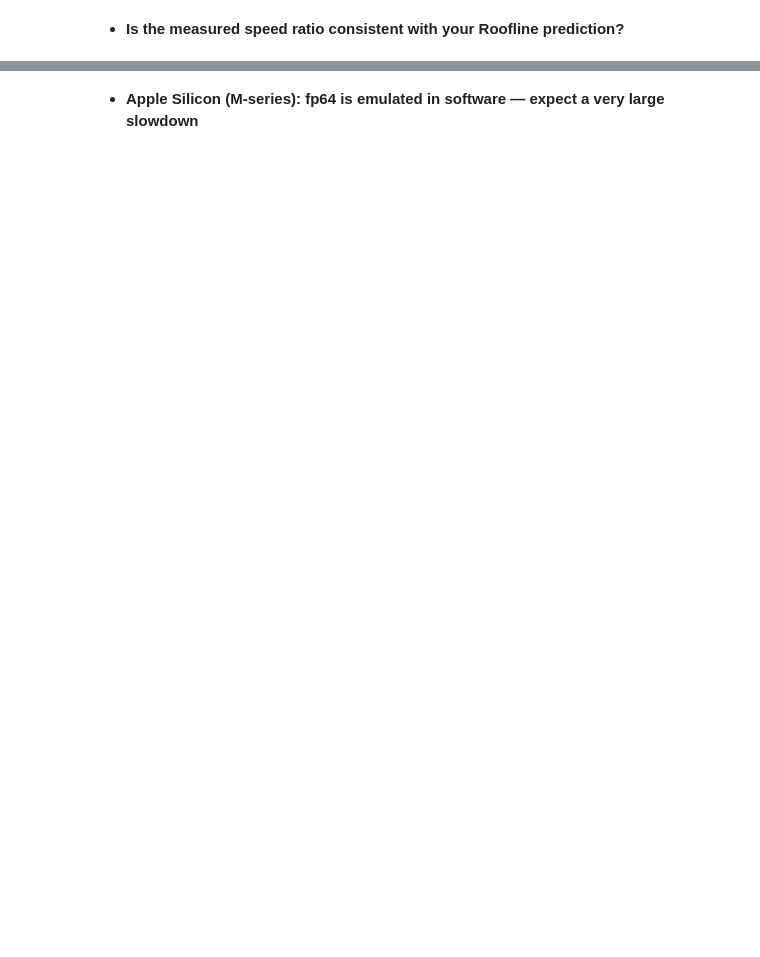
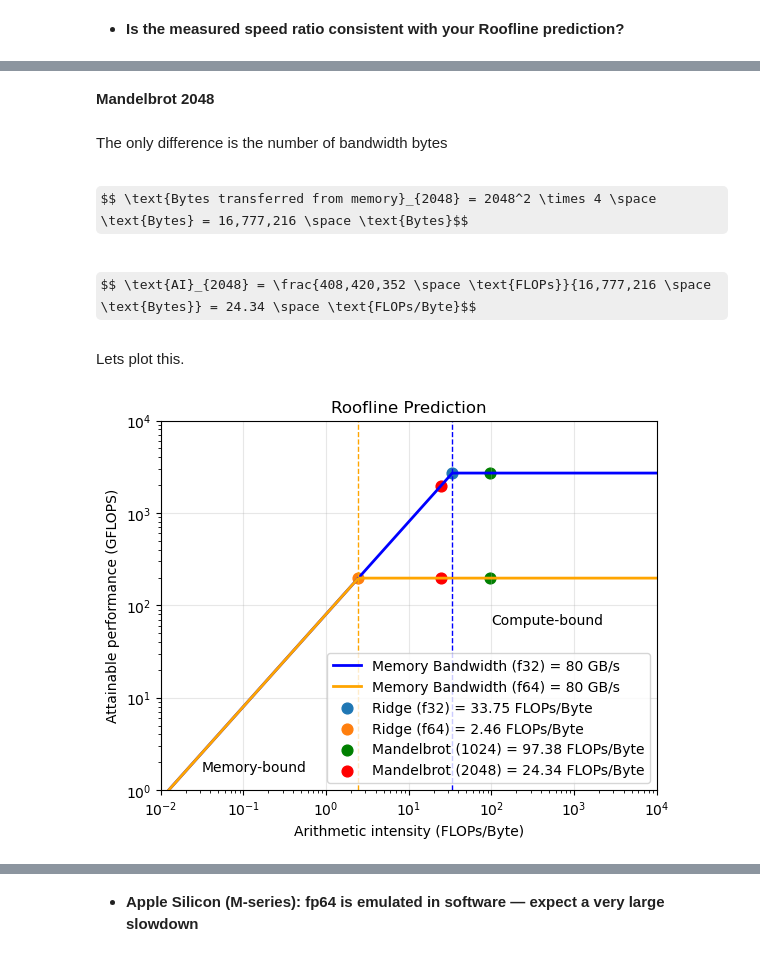
Before and after one commit to NDS8-TCP/nsc-mikkel, a Jupyter notebook: l10_milestones.ipynb, the cells around one changed output, grey strips where cells are left out. Drawn from its saved outputs; the diff is of its cells as text; code cells hidden in the pictures; some formulas as TeX source; blank space fills up the shorter version.

```diff
--- a/l10_milestones.ipynb
+++ b/l10_milestones.ipynb
@@ -431,0 +696,65 @@ if 'cl_khr_fp64' not in dev.extensions:
+# %% [markdown]
+**Mandelbrot 2048**
+# %% [markdown]
+The only difference is the number of bandwidth bytes
+# %% [markdown]
+$$ \text{Bytes transferred from memory}_{2048} = 2048^2 \times 4 \space \text{Bytes} = 16,777,216 \space \text{Bytes}$$
+# %% [markdown]
+$$ \text{AI}_{2048} = \frac{408,420,352 \space \text{FLOPs}}{16,777,216 \space \text{Bytes}} = 24.34 \space \text{FLOPs/Byte}$$
+# %% [markdown]
+Lets plot this.
+# %%
+import numpy as np
+import matplotlib.pyplot as plt
+
+# hardware limits
+f32_peak = 2700 # GFLOPS
+f64_peak = 197 # GFLOPS
+memory_bandwidth = 80 # GBPS
+
+ridge_f32 = 33.75
+ridge_f64 = 2.46
+x_ridge_point_f32 = f32_peak / memory_bandwidth
+x_ridge_point_f64 = f64_peak / memory_bandwidth
+
+# Algorithmic Intensity
+ai_1024 = 97.38 # FLOPs/Byte
+ai_2048 = 24.34 # # FLOPs/Byte
+y_ai_1024_f32 = min(memory_bandwidth * ai_1024, f32_peak)
+y_ai_2048_f32 = min(memory_bandwidth * ai_2048, f32_peak)
+y_ai_1024_f64 = min(memory_bandwidth * ai_1024, f64_peak)
+y_ai_2048_f64 = min(memory_bandwidth * ai_2048, f64_peak)
+
+
+# same axes as jimmy - plot samples
+x = np.logspace(-2, 4, 200)
+
+memory_bandwidth_limit_f32 = np.minimum(memory_bandwidth * x, f32_peak)
+memory_bandwidth_limit_f64 = np.minimum(memory_bandwidth * x, f64_peak)
+
+
+# float32
+plt.plot(x, memory_bandwidth_limit_f32, label=f"Memory Bandwidth (f32) = {memory_bandwidth} GB/s", linewidth="2", color="blue")
+plt.plot(x, memory_bandwidth_limit_f64, label=f"Memory Bandwidth (f64) = {memory_bandwidth} GB/s", linewidth="2", color="orange")
+plt.scatter(x_ridge_point_f32, f32_peak, label=f"Ridge (f32) = {ridge_f32} FLOPs/Byte", s=60)
+plt.scatter(x_ridge_point_f64, f64_peak, label=f"Ridge (f64) = {ridge_f64} FLOPs/Byte", s=60)
+plt.scatter(ai_1024, y_ai_1024_f32, label=f"Mandelbrot (1024) = {ai_1024} FLOPs/Byte", color="green", s=60)
+plt.scatter(ai_2048, y_ai_2048_f32, label=f"Mandelbrot (2048) = {ai_2048} FLOPs/Byte", color="red", s=60)
+plt.scatter(ai_1024, y_ai_1024_f64, color="green", s=60)
+plt.scatter(ai_2048, y_ai_2048_f64, color="red", s=60)
+plt.axvline(x_ridge_point_f32, linestyle="dashed", linewidth="1", color="blue")
+plt.axvline(x_ridge_point_f64, linestyle="dashed", linewidth="1", color="orange")
+plt.text(10**-1.5, 10**0.2, "Memory-bound")
+plt.text(10**2, 10**1.8, "Compute-bound")
+plt.xlabel("Arithmetic intensity (FLOPs/Byte)")
+plt.ylabel("Attainable performance (GFLOPS)")
+plt.xscale("log")
+plt.yscale("log")
+plt.xlim(10**-2, 10**4)
+plt.ylim(10**0, 10**4)
+plt.grid(alpha=0.3)
+plt.legend()
+plt.title("Roofline Prediction")
+plt.show()
+# %% [output]
+[figure, added]
```
Also changed, not shown: parts of 33 cells of this notebook, 1 other file.
